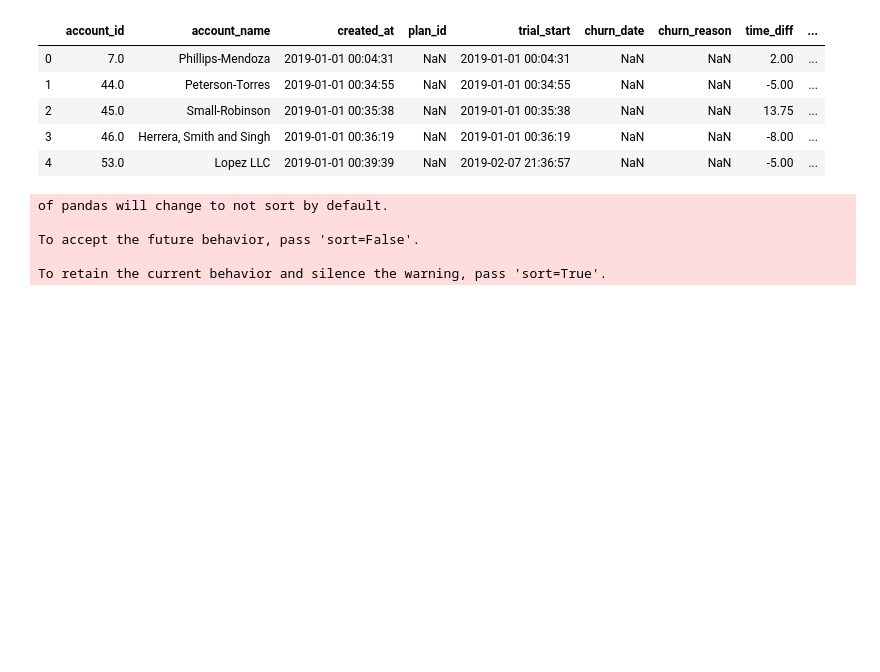
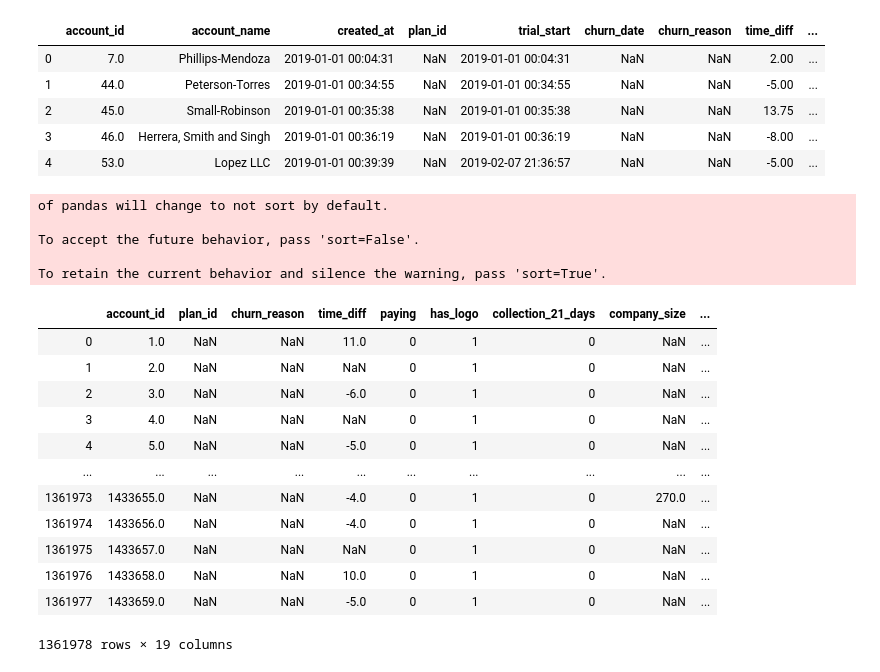
Before and after one commit to yuvalgrossman/datahack_yyr, a Jupyter notebook: Yama's Notebook.ipynb, the cells around one changed output. Cells and saved outputs as stored; diff of their text form; code cells hidden in the pictures; blank space fills up the shorter version.

```diff
--- a/Yama's Notebook.ipynb
+++ b/Yama's Notebook.ipynb
@@ -77,0 +95,16 @@ To retain the current behavior and silence the warning, pass 'sort=True'.
+# %%
+train_accounts.select_dtypes('number')
+# %% [output]
+|  | account_id | plan_id | churn_reason | time_diff | paying | has_logo | collection_21_days | company_size | ... |
+| 0 | 1.0 | NaN | NaN | 11.0 | 0 | 1 | 0 | NaN | ... |
+| 1 | 2.0 | NaN | NaN | NaN | 0 | 1 | 0 | NaN | ... |
+| 2 | 3.0 | NaN | NaN | -6.0 | 0 | 1 | 0 | NaN | ... |
+| 3 | 4.0 | NaN | NaN | NaN | 0 | 1 | 0 | NaN | ... |
+| 4 | 5.0 | NaN | NaN | -5.0 | 0 | 1 | 0 | NaN | ... |
+| ... | ... | ... | ... | ... | ... | ... | ... | ... | ... |
+| 1361973 | 1433655.0 | NaN | NaN | -4.0 | 0 | 1 | 0 | 270.0 | ... |
+| 1361974 | 1433656.0 | NaN | NaN | -4.0 | 0 | 1 | 0 | NaN | ... |
+| 1361975 | 1433657.0 | NaN | NaN | NaN | 0 | 1 | 0 | NaN | ... |
+| 1361976 | 1433658.0 | NaN | NaN | 10.0 | 0 | 1 | 0 | NaN | ... |
+| 1361977 | 1433659.0 | NaN | NaN | -5.0 | 0 | 1 | 0 | NaN | ... |
+1361978 rows × 19 columns
```
Also changed, not shown: parts of 16 cells of this notebook, 1 other file.
